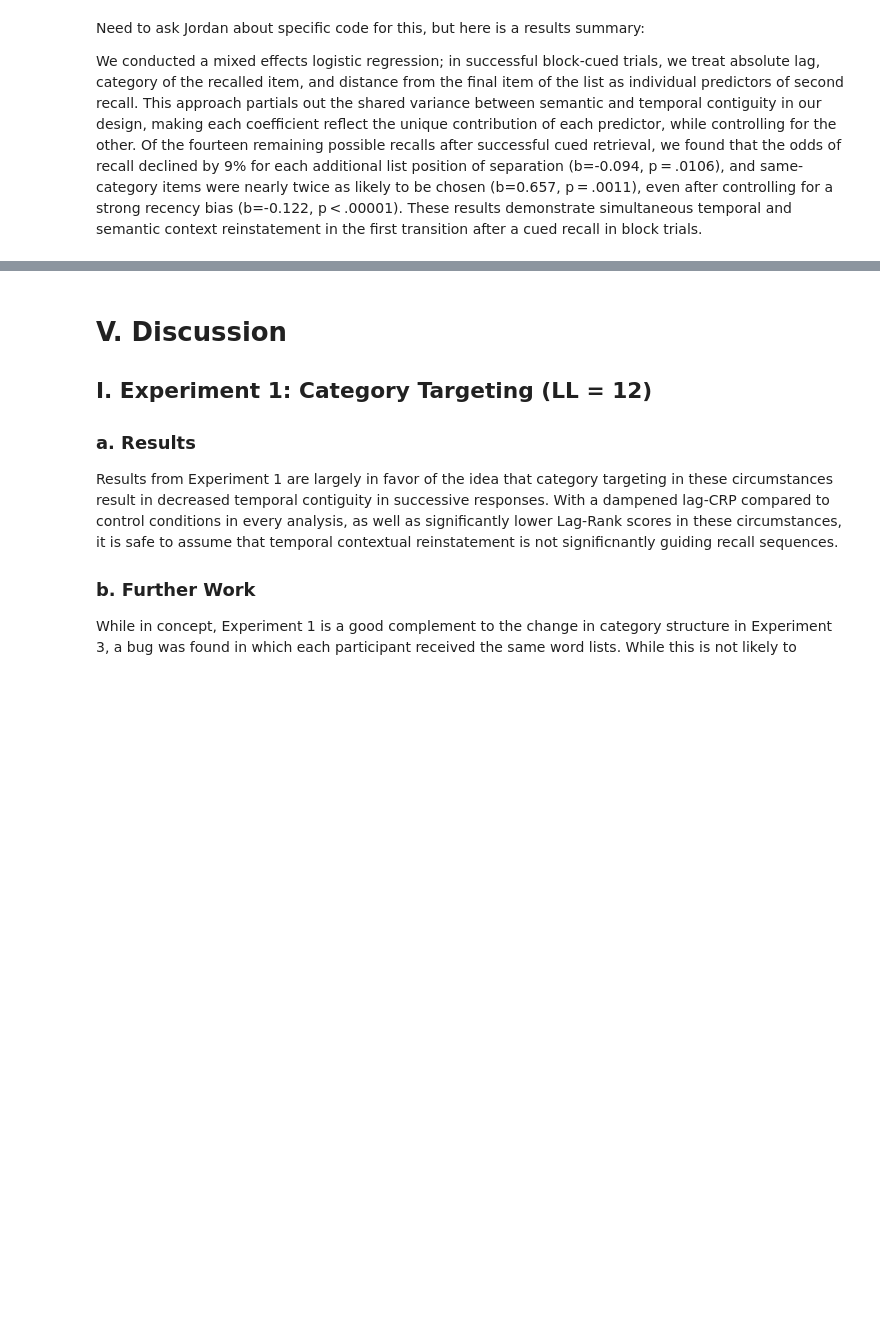
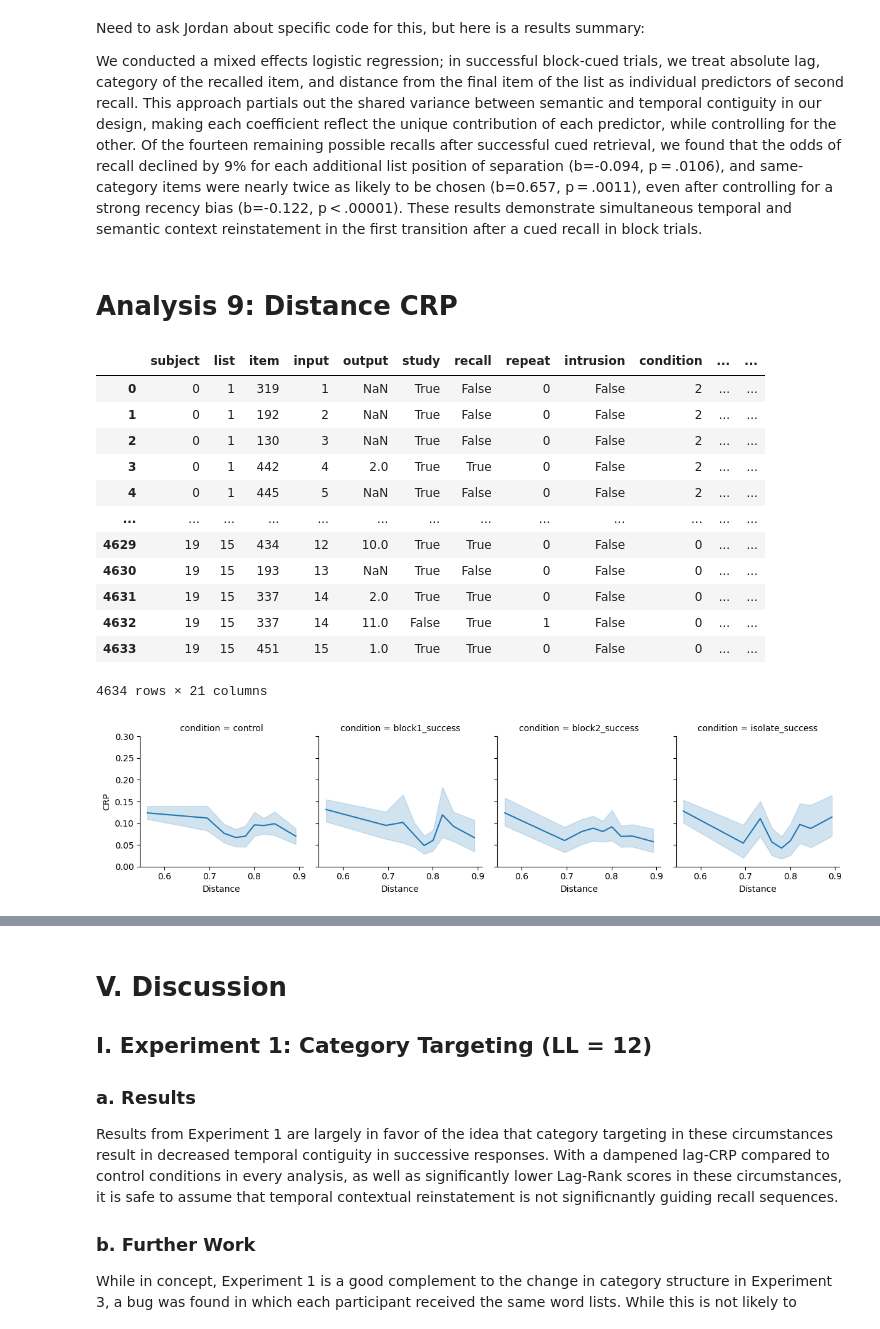
Before and after one commit to vucml/online_experiments, a Jupyter notebook: experiments/category_targeting/category_targeting_tech_report.ipynb, the cells around one changed output, grey strips where cells are left out. Drawn from its saved outputs; the diff is of its cells as text; code cells hidden in the pictures; blank space fills up the shorter version.

```diff
--- a/experiments/category_targeting/category_targeting_tech_report.ipynb
+++ b/experiments/category_targeting/category_targeting_tech_report.ipynb
@@ -1148,3 +1156,54 @@ However, more data may be necessary to take a look at the P2R, since they seem v
 Need to ask Jordan about specific code for this, but here is a results summary:
 
 We conducted a mixed effects logistic regression; in successful block-cued trials, we treat absolute lag, category of the recalled item, and distance from the final item of the list as individual predictors of second recall. This approach partials out the shared variance between semantic and temporal contiguity in our design, making each coefficient reflect the unique contribution of each predictor, while controlling for the other. Of the fourteen remaining possible recalls after successful cued retrieval, we found that the odds of recall declined by 9% for each additional list position of separation (b=-0.094, p = .0106), and same‐category items were nearly twice as likely to be chosen (b=0.657, p = .0011), even after controlling for a strong recency bias (b=-0.122, p < .00001). These results demonstrate simultaneous temporal and semantic context reinstatement in the first transition after a cued recall in block trials.
+# %% [markdown]
+# Analysis 9: Distance CRP
+# %%
+from sentence_transformers import SentenceTransformer
+from scipy.spatial.distance import pdist, squareform
+
+with open("/Users/roberttornatore/Desktop/JATOS/study_assets_root/online_experiments/experiments/block_cat/assets/cuefr_pool.txt", "r", encoding="utf-8") as f:
+    item_pool = [line.strip().lower() for line in f if line.strip()]
+
+data['item_name'] = data['item'].astype(int).apply(lambda i: item_pool[i - 1])
+
+data['item_name'] = data['item_name'].str.strip().str.lower()
+
+data['item_index'] = fr.pool_index(data['item_name'], item_pool)
+
+model = SentenceTransformer('all-mpnet-base-v2')
+embeddings = model.encode(item_pool)
+cosine_distances = squareform(pdist(embeddings, metric='cosine'))
+
+edges = np.percentile(squareform(cosine_distances), np.linspace(1, 99, 10))
+
+dist_crp_control = fr.distance_crp(data.query('cue_type == "control"'), 'item_index', cosine_distances, edges)
+dist_crp_block1_success = fr.distance_crp(data.query('block_success_group == 1'), 'item_index', cosine_distances, edges)
+dist_crp_block2_success = fr.distance_crp(data.query('block_success_group == 2'), 'item_index', cosine_distances, edges)
+dist_crp_isolate_success = fr.distance_crp(data.query('cue_type == "isolate" and target_success == True'), 'item_index', cosine_distances, edges)
+
+dist_crp = pd.concat([dist_crp_control.assign(condition='control'),
+                      dist_crp_block1_success.assign(condition='block1_success'),
+                      dist_crp_block2_success.assign(condition='block2_success'),
+                      dist_crp_isolate_success.assign(condition='isolate_success'),
+                      ])
+
+g = fr.plot_distance_crp(dist_crp, col='condition', col_wrap=5)
+g.set(ylim=(0, 0.3))
+
+data
+# %% [output]
+|  | subject | list | item | input | output | study | recall | repeat | intrusion | condition | ... | ... |
+| 0 | 0 | 1 | 319 | 1 | NaN | True | False | 0 | False | 2 | ... | ... |
+| 1 | 0 | 1 | 192 | 2 | NaN | True | False | 0 | False | 2 | ... | ... |
+| 2 | 0 | 1 | 130 | 3 | NaN | True | False | 0 | False | 2 | ... | ... |
+| 3 | 0 | 1 | 442 | 4 | 2.0 | True | True | 0 | False | 2 | ... | ... |
+| 4 | 0 | 1 | 445 | 5 | NaN | True | False | 0 | False | 2 | ... | ... |
+| ... | ... | ... | ... | ... | ... | ... | ... | ... | ... | ... | ... | ... |
+| 4629 | 19 | 15 | 434 | 12 | 10.0 | True | True | 0 | False | 0 | ... | ... |
+| 4630 | 19 | 15 | 193 | 13 | NaN | True | False | 0 | False | 0 | ... | ... |
+| 4631 | 19 | 15 | 337 | 14 | 2.0 | True | True | 0 | False | 0 | ... | ... |
+| 4632 | 19 | 15 | 337 | 14 | 11.0 | False | True | 1 | False | 0 | ... | ... |
+| 4633 | 19 | 15 | 451 | 15 | 1.0 | True | True | 0 | False | 0 | ... | ... |
+4634 rows × 21 columns
+[figure, added]
```
Also changed, not shown: parts of 9 cells of this notebook.
